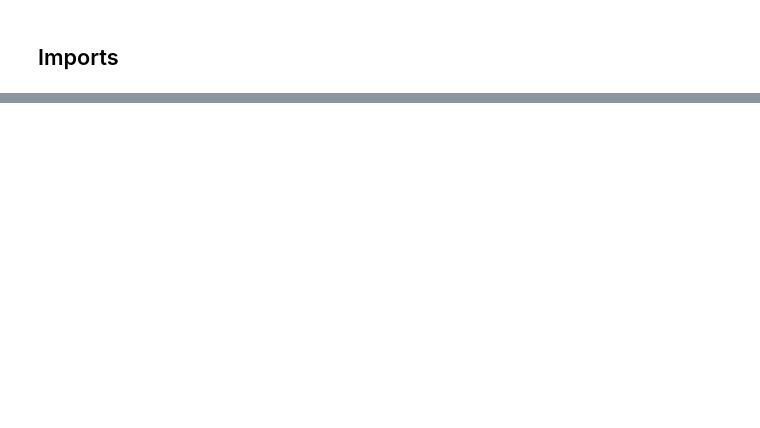
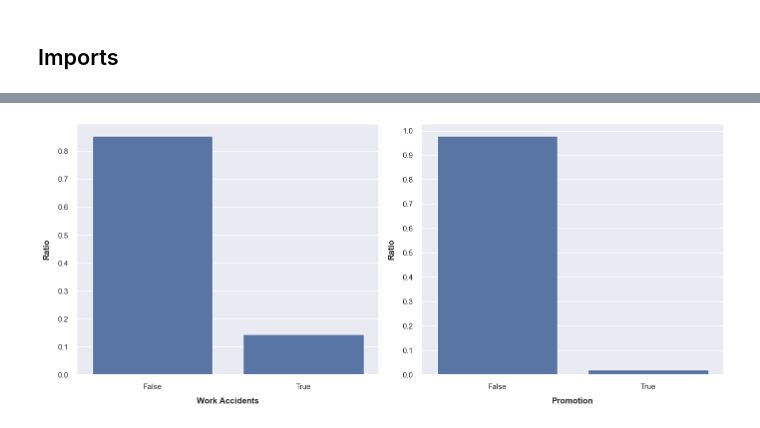
Before and after one commit to richim96/hr-hub, a Jupyter notebook: notebooks/employee_attrition/attrition_eda.ipynb, the cells around one changed output, grey strips where cells are left out. Saved outputs shown, nothing was run; the diff lists cells and outputs as text; code cells hidden in the pictures; blank space fills up the shorter version.

```diff
--- a/notebooks/employee_attrition/attrition_eda.ipynb
+++ b/notebooks/employee_attrition/attrition_eda.ipynb
@@ -47,0 +104,19 @@ df.head()
+# %%
+_, axes = plt.subplots(1, 2, figsize=(14, 6))
+
+sns.barplot(df.WorkAccidents.value_counts(normalize=True), ax=axes[0])
+sns.barplot(df.ReceivedPromotion.value_counts(normalize=True), ax=axes[1])
+
+axes[0].set_xlabel("Work Accidents", fontweight="bold", labelpad=10)
+axes[0].set_ylabel("Ratio", fontweight="bold", labelpad=10)
+
+axes[1].set_xlabel("Promotion", fontweight="bold", labelpad=10)
+axes[1].set_ylabel("Ratio", fontweight="bold", labelpad=10)
+
+for ax in axes:
+    ax.yaxis.set_major_locator(plt.MultipleLocator(0.1))
+
+plt.tight_layout()
+plt.show()
+# %% [output]
+[figure, added]
```
Also changed, not shown: parts of 39 cells of this notebook, 7 other files.
